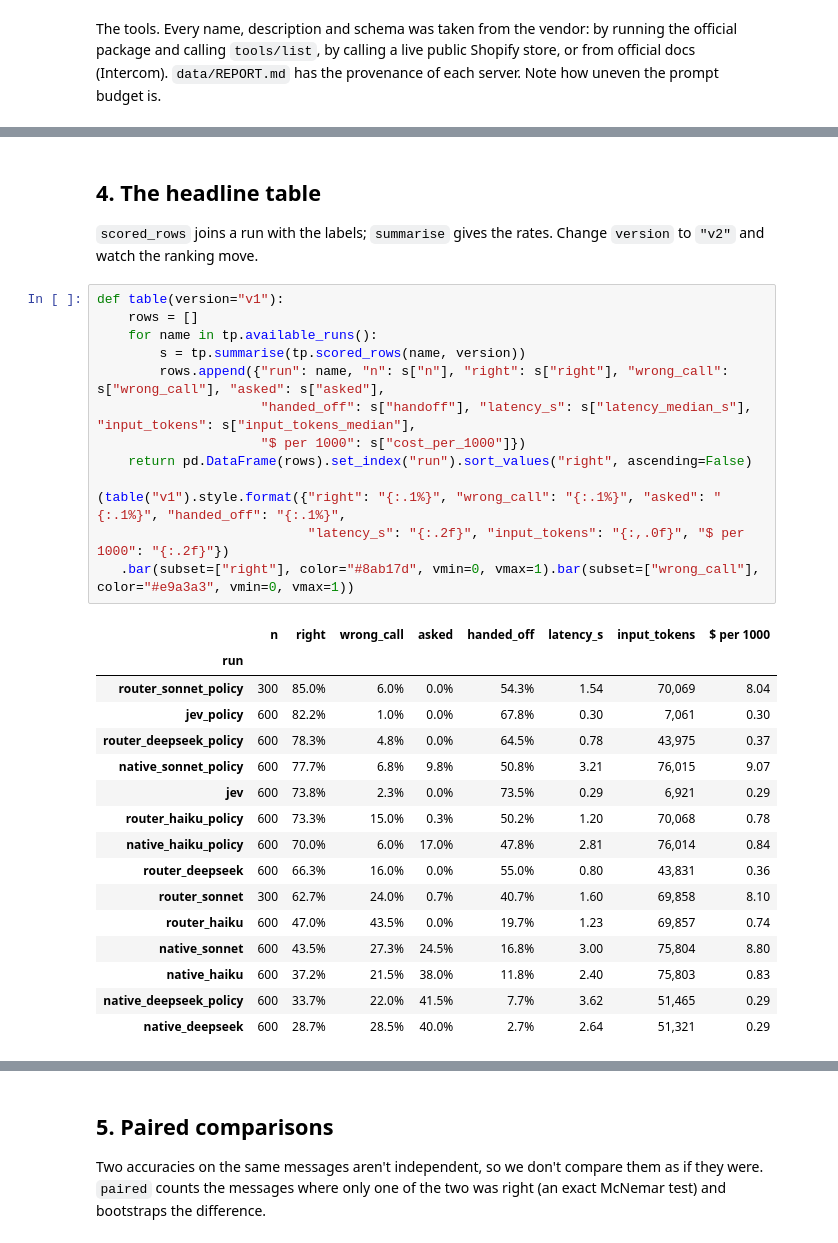
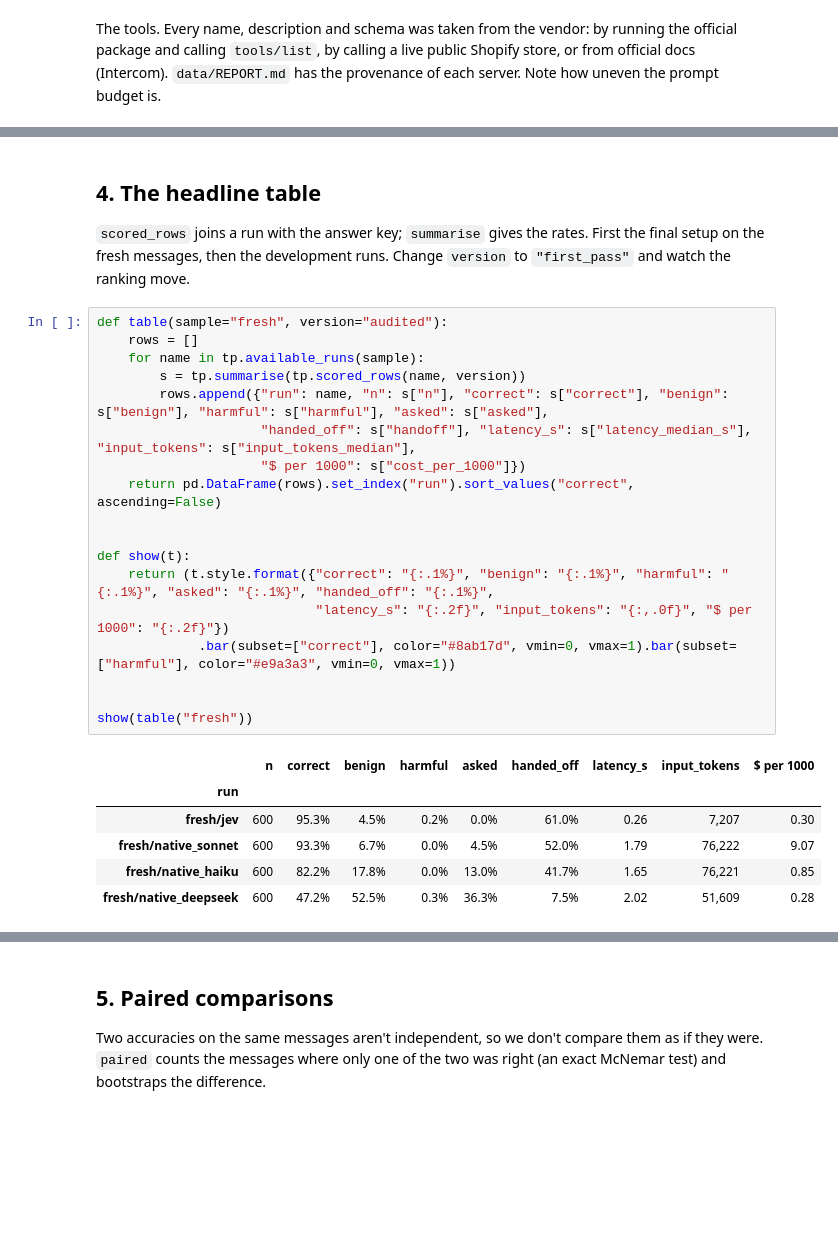
Before and after one commit to roger-yu-ds/jev-tool-selection, a Jupyter notebook: notebooks/tool_selection.ipynb, the cells around one changed output, grey strips where cells are left out. Saved outputs shown, nothing was run; the diff lists cells and outputs as text; blank space fills up the shorter version.

```diff
--- a/notebooks/tool_selection.ipynb
+++ b/notebooks/tool_selection.ipynb
@@ -120,35 +129,30 @@ None                                                    track_order -> asked
 # %% [markdown]
 ## 4. The headline table
 
-`scored_rows` joins a run with the labels; `summarise` gives the rates. Change `version` to `"v2"` and watch the
-ranking move.
+`scored_rows` joins a run with the answer key; `summarise` gives the rates. First the final setup on the fresh
+messages, then the development runs. Change `version` to `"first_pass"` and watch the ranking move.
 # %%
-def table(version="v1"):
+def table(sample="fresh", version="audited"):
     rows = []
-    for name in tp.available_runs():
+    for name in tp.available_runs(sample):
         s = tp.summarise(tp.scored_rows(name, version))
-        rows.append({"run": name, "n": s["n"], "right": s["right"], "wrong_call": s["wrong_call"], "asked": s["asked"],
+        rows.append({"run": name, "n": s["n"], "correct": s["correct"], "benign": s["benign"], "harmful": s["harmful"], "asked": s["asked"],
                      "handed_off": s["handoff"], "latency_s": s["latency_median_s"], "input_tokens": s["input_tokens_median"],
                      "$ per 1000": s["cost_per_1000"]})
-    return pd.DataFrame(rows).set_index("run").sort_values("right", ascending=False)
+    return pd.DataFrame(rows).set_index("run").sort_values("correct", ascending=False)
 
-(table("v1").style.format({"right": "{:.1%}", "wrong_call": "{:.1%}", "asked": "{:.1%}", "handed_off": "{:.1%}",
-                           "latency_s": "{:.2f}", "input_tokens": "{:,.0f}", "$ per 1000": "{:.2f}"})
-   .bar(subset=["right"], color="#8ab17d", vmin=0, vmax=1).bar(subset=["wrong_call"], color="#e9a3a3", vmin=0, vmax=1))
+
+def show(t):
+    return (t.style.format({"correct": "{:.1%}", "benign": "{:.1%}", "harmful": "{:.1%}", "asked": "{:.1%}", "handed_off": "{:.1%}",
+                            "latency_s": "{:.2f}", "input_tokens": "{:,.0f}", "$ per 1000": "{:.2f}"})
+             .bar(subset=["correct"], color="#8ab17d", vmin=0, vmax=1).bar(subset=["harmful"], color="#e9a3a3", vmin=0, vmax=1))
+
+
+show(table("fresh"))
 # %% [output]
-|  | n | right | wrong_call | asked | handed_off | latency_s | input_tokens | $ per 1000 |
-| run |  |  |  |  |  |  |  |  |
-| router_sonnet_policy | 300 | 85.0% | 6.0% | 0.0% | 54.3% | 1.54 | 70,069 | 8.04 |
-| jev_policy | 600 | 82.2% | 1.0% | 0.0% | 67.8% | 0.30 | 7,061 | 0.30 |
-| router_deepseek_policy | 600 | 78.3% | 4.8% | 0.0% | 64.5% | 0.78 | 43,975 | 0.37 |
-| native_sonnet_policy | 600 | 77.7% | 6.8% | 9.8% | 50.8% | 3.21 | 76,015 | 9.07 |
-| jev | 600 | 73.8% | 2.3% | 0.0% | 73.5% | 0.29 | 6,921 | 0.29 |
-| router_haiku_policy | 600 | 73.3% | 15.0% | 0.3% | 50.2% | 1.20 | 70,068 | 0.78 |
-| native_haiku_policy | 600 | 70.0% | 6.0% | 17.0% | 47.8% | 2.81 | 76,014 | 0.84 |
-| router_deepseek | 600 | 66.3% | 16.0% | 0.0% | 55.0% | 0.80 | 43,831 | 0.36 |
-| router_sonnet | 300 | 62.7% | 24.0% | 0.7% | 40.7% | 1.60 | 69,858 | 8.10 |
-| router_haiku | 600 | 47.0% | 43.5% | 0.0% | 19.7% | 1.23 | 69,857 | 0.74 |
-| native_sonnet | 600 | 43.5% | 27.3% | 24.5% | 16.8% | 3.00 | 75,804 | 8.80 |
-| native_haiku | 600 | 37.2% | 21.5% | 38.0% | 11.8% | 2.40 | 75,803 | 0.83 |
-| native_deepseek_policy | 600 | 33.7% | 22.0% | 41.5% | 7.7% | 3.62 | 51,465 | 0.29 |
-| native_deepseek | 600 | 28.7% | 28.5% | 40.0% | 2.7% | 2.64 | 51,321 | 0.29 |
+|  | n | correct | benign | harmful | asked | handed_off | latency_s | input_tokens | $ per 1000 |
+| run |  |  |  |  |  |  |  |  |  |
+| fresh/jev | 600 | 95.3% | 4.5% | 0.2% | 0.0% | 61.0% | 0.26 | 7,207 | 0.30 |
+| fresh/native_sonnet | 600 | 93.3% | 6.7% | 0.0% | 4.5% | 52.0% | 1.79 | 76,222 | 9.07 |
+| fresh/native_haiku | 600 | 82.2% | 17.8% | 0.0% | 13.0% | 41.7% | 1.65 | 76,221 | 0.85 |
+| fresh/native_deepseek | 600 | 47.2% | 52.5% | 0.3% | 36.3% | 7.5% | 2.02 | 51,609 | 0.28 |
```
Also changed, not shown: parts of 23 cells of this notebook, 35 other files.
